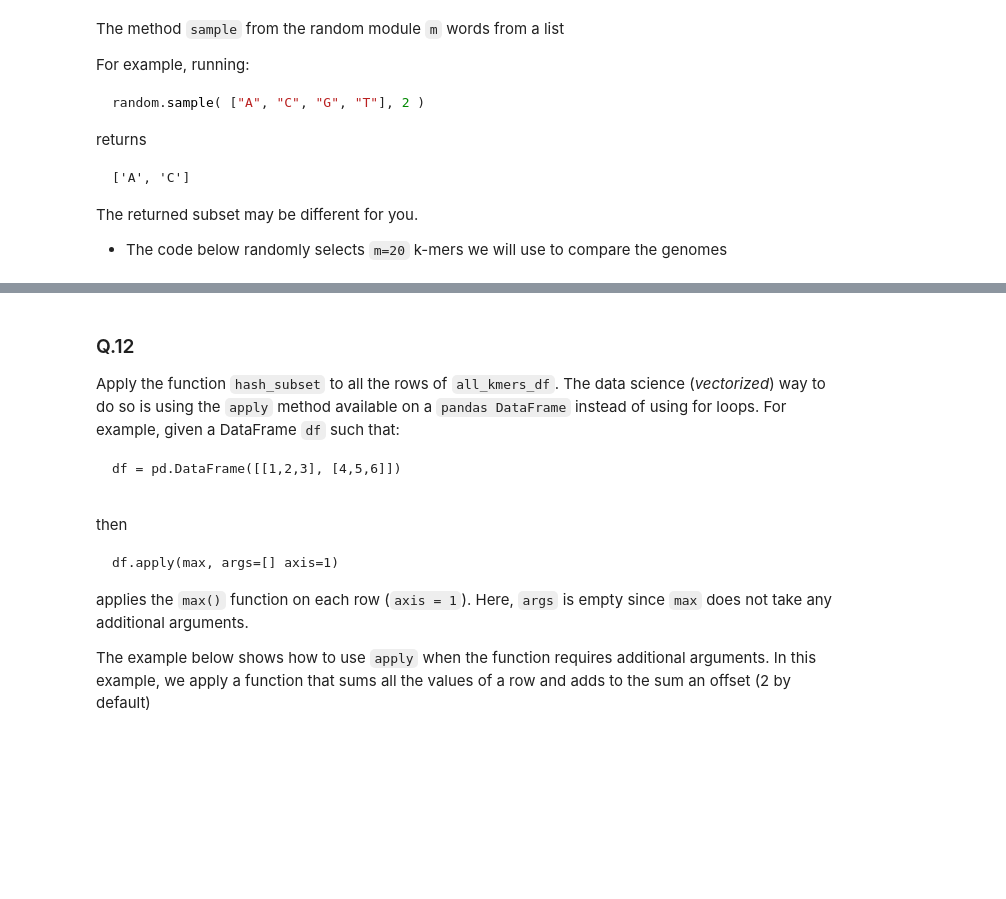
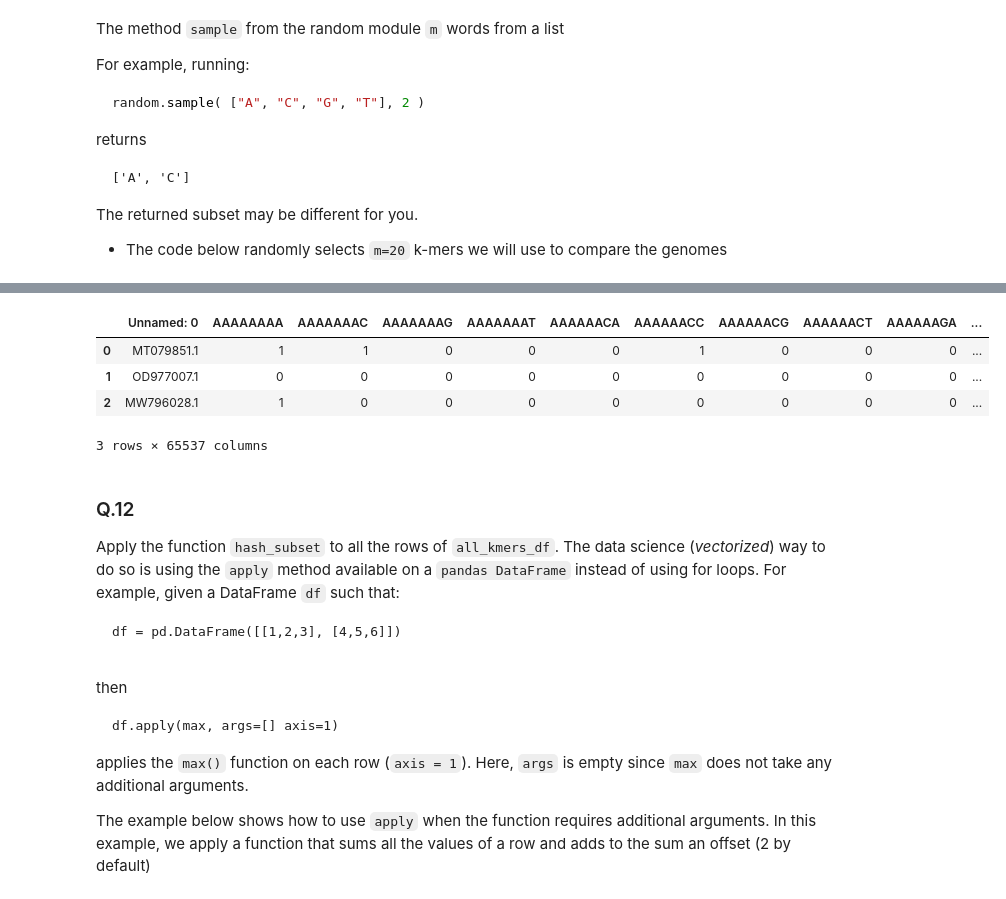
Before and after one commit to ICS-CLASSROOM/assignment-1-Rexter-DS, a Jupyter notebook: Assignment 1.ipynb, the cells around one changed output, grey strips where cells are left out. Drawn from its saved outputs; the diff is of its cells as text; code cells hidden in the pictures; blank space fills up the shorter version.

```diff
--- a/Assignment 1.ipynb
+++ b/Assignment 1.ipynb
@@ -543,3 +561,13 @@ subset_kmers = random.sample(words_size_k, m)
+# %%
+all_kmers_df = pd.read_csv("data/all_kmers_10k.csv", low_memory=False)
+
+all_kmers_df.head(3)
+# %% [output]
+|  | Unnamed: 0 | AAAAAAAA | AAAAAAAC | AAAAAAAG | AAAAAAAT | AAAAAACA | AAAAAACC | AAAAAACG | AAAAAACT | AAAAAAGA | ... |
+| 0 | MT079851.1 | 1 | 1 | 0 | 0 | 0 | 1 | 0 | 0 | 0 | ... |
+| 1 | OD977007.1 | 0 | 0 | 0 | 0 | 0 | 0 | 0 | 0 | 0 | ... |
+| 2 | MW796028.1 | 1 | 0 | 0 | 0 | 0 | 0 | 0 | 0 | 0 | ... |
+3 rows × 65537 columns
 # %% [markdown]
 ### Q.12
 
```
Also changed, not shown: parts of 8 cells of this notebook.
